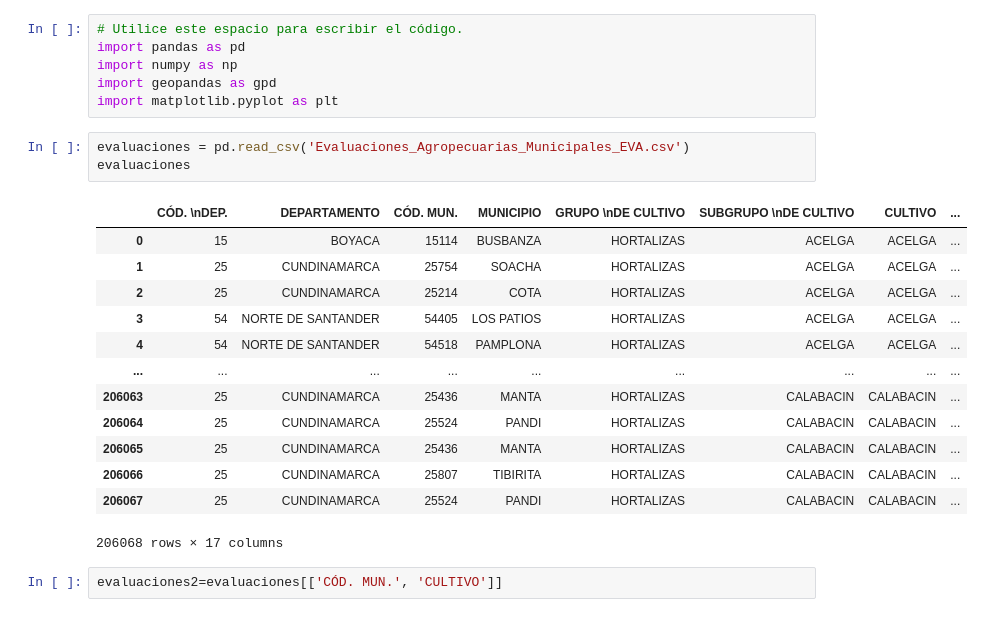
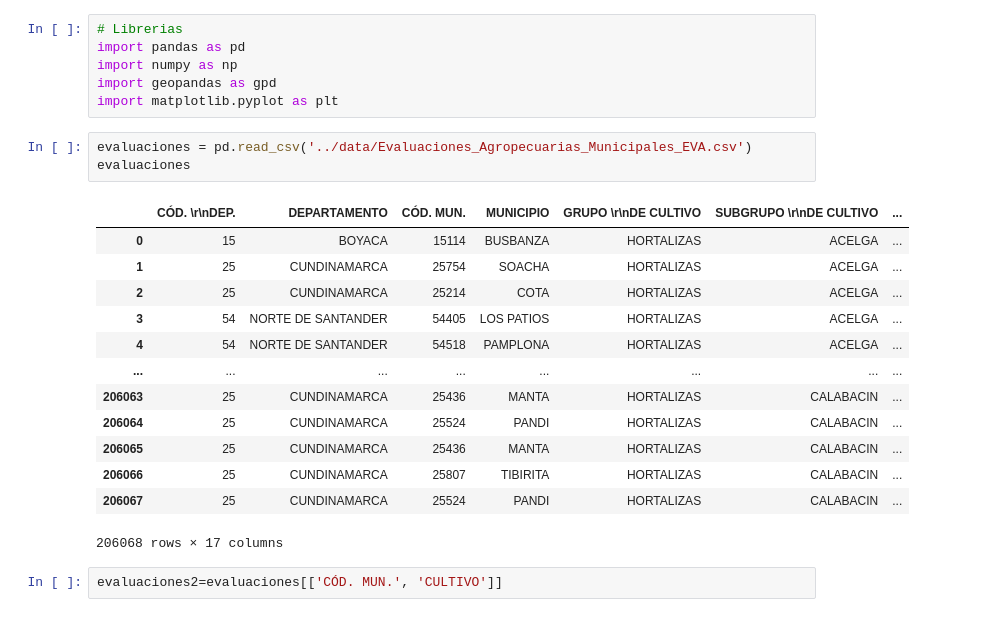
Before and after one commit to PedrazaDuban/MIAD_DSA_rotacion_cultivos, a Jupyter notebook: Scripts/Modelo Support Vector Regressor.ipynb, the cells around one changed output. Cells and saved outputs as stored; diff of their text form.

```diff
--- a/Scripts/Modelo Support Vector Regressor.ipynb
+++ b/Scripts/Modelo Support Vector Regressor.ipynb
@@ -1,25 +1,25 @@
 # %%
-# Utilice este espacio para escribir el código.
+# Librerias
 import pandas as pd
 import numpy as np
 import geopandas as gpd
 import matplotlib.pyplot as plt
 # %%
-evaluaciones = pd.read_csv('Evaluaciones_Agropecuarias_Municipales_EVA.csv')
+evaluaciones = pd.read_csv('../data/Evaluaciones_Agropecuarias_Municipales_EVA.csv')
 evaluaciones
 # %% [output]
-|  | CÓD. \nDEP. | DEPARTAMENTO | CÓD. MUN. | MUNICIPIO | GRUPO \nDE CULTIVO | SUBGRUPO \nDE CULTIVO | CULTIVO | ... |
-| 0 | 15 | BOYACA | 15114 | BUSBANZA | HORTALIZAS | ACELGA | ACELGA | ... |
-| 1 | 25 | CUNDINAMARCA | 25754 | SOACHA | HORTALIZAS | ACELGA | ACELGA | ... |
-| 2 | 25 | CUNDINAMARCA | 25214 | COTA | HORTALIZAS | ACELGA | ACELGA | ... |
-| 3 | 54 | NORTE DE SANTANDER | 54405 | LOS PATIOS | HORTALIZAS | ACELGA | ACELGA | ... |
-| 4 | 54 | NORTE DE SANTANDER | 54518 | PAMPLONA | HORTALIZAS | ACELGA | ACELGA | ... |
-| ... | ... | ... | ... | ... | ... | ... | ... | ... |
-| 206063 | 25 | CUNDINAMARCA | 25436 | MANTA | HORTALIZAS | CALABACIN | CALABACIN | ... |
-| 206064 | 25 | CUNDINAMARCA | 25524 | PANDI | HORTALIZAS | CALABACIN | CALABACIN | ... |
-| 206065 | 25 | CUNDINAMARCA | 25436 | MANTA | HORTALIZAS | CALABACIN | CALABACIN | ... |
-| 206066 | 25 | CUNDINAMARCA | 25807 | TIBIRITA | HORTALIZAS | CALABACIN | CALABACIN | ... |
-| 206067 | 25 | CUNDINAMARCA | 25524 | PANDI | HORTALIZAS | CALABACIN | CALABACIN | ... |
+|  | CÓD. \r\nDEP. | DEPARTAMENTO | CÓD. MUN. | MUNICIPIO | GRUPO \r\nDE CULTIVO | SUBGRUPO \r\nDE CULTIVO | ... |
+| 0 | 15 | BOYACA | 15114 | BUSBANZA | HORTALIZAS | ACELGA | ... |
+| 1 | 25 | CUNDINAMARCA | 25754 | SOACHA | HORTALIZAS | ACELGA | ... |
+| 2 | 25 | CUNDINAMARCA | 25214 | COTA | HORTALIZAS | ACELGA | ... |
+| 3 | 54 | NORTE DE SANTANDER | 54405 | LOS PATIOS | HORTALIZAS | ACELGA | ... |
+| 4 | 54 | NORTE DE SANTANDER | 54518 | PAMPLONA | HORTALIZAS | ACELGA | ... |
+| ... | ... | ... | ... | ... | ... | ... | ... |
+| 206063 | 25 | CUNDINAMARCA | 25436 | MANTA | HORTALIZAS | CALABACIN | ... |
+| 206064 | 25 | CUNDINAMARCA | 25524 | PANDI | HORTALIZAS | CALABACIN | ... |
+| 206065 | 25 | CUNDINAMARCA | 25436 | MANTA | HORTALIZAS | CALABACIN | ... |
+| 206066 | 25 | CUNDINAMARCA | 25807 | TIBIRITA | HORTALIZAS | CALABACIN | ... |
+| 206067 | 25 | CUNDINAMARCA | 25524 | PANDI | HORTALIZAS | CALABACIN | ... |
 206068 rows × 17 columns
 # %%
 evaluaciones2=evaluaciones[['CÓD. MUN.', 'CULTIVO']]
```
Also changed, not shown: 1 other file.
